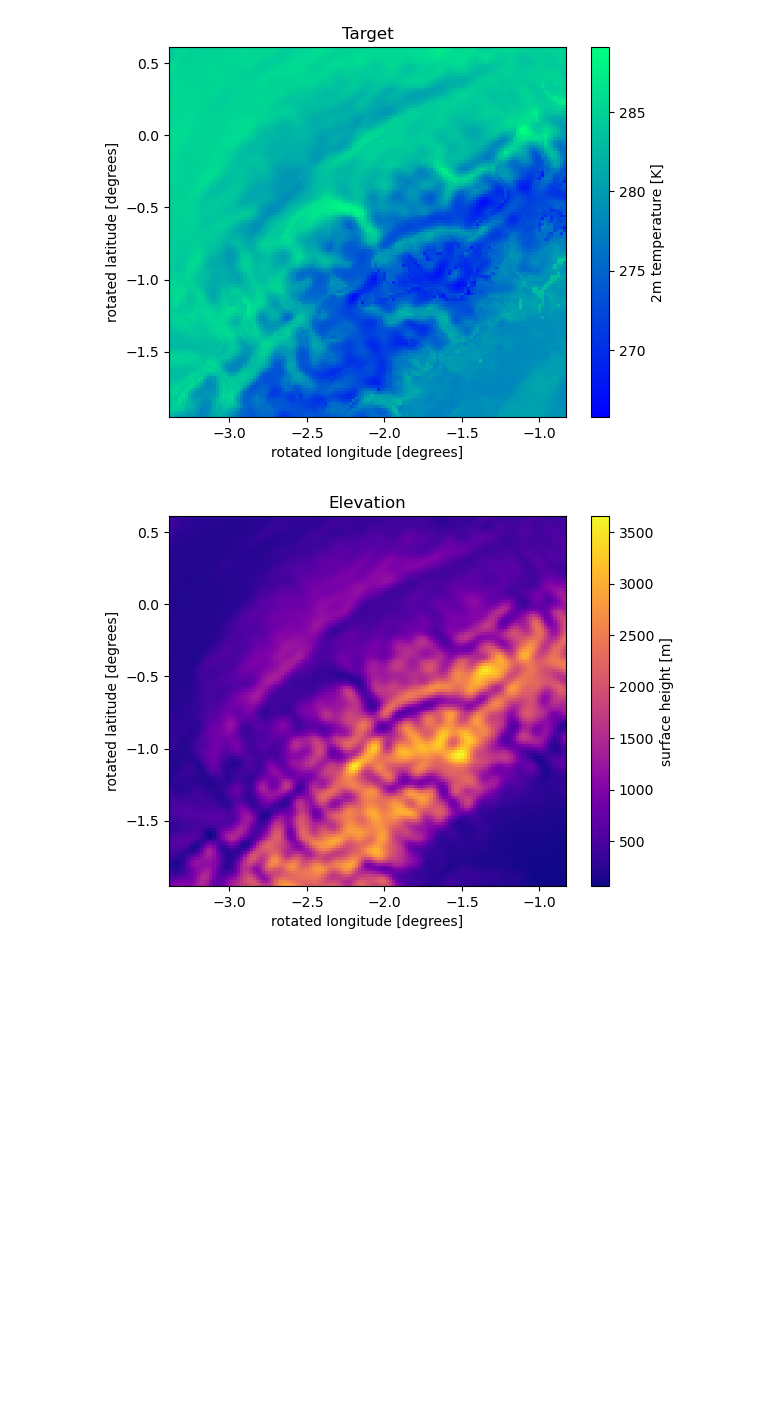
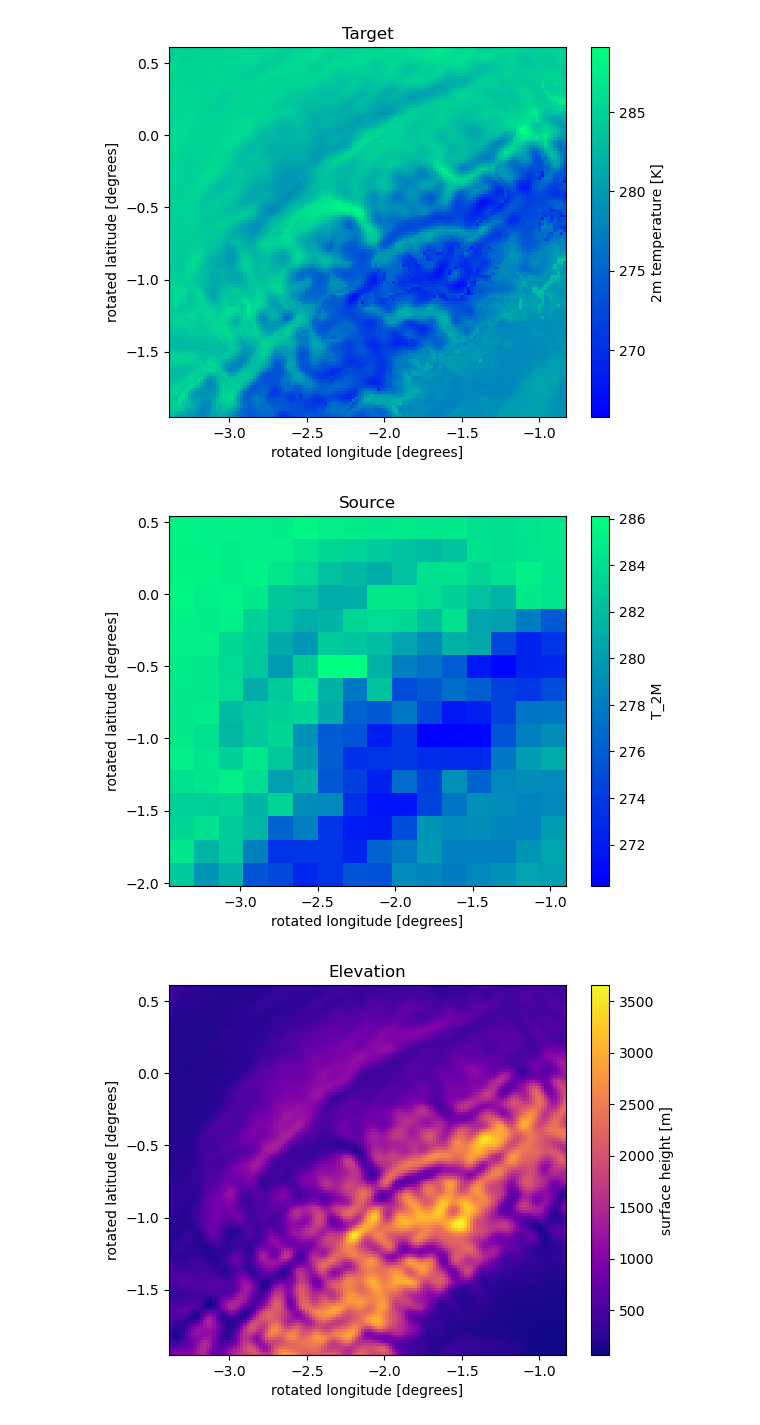
Before and after one commit to fquaren/AdaptationSandbox, a Jupyter notebook: notebooks/interpolate.ipynb, the cells around one changed output. Drawn from its saved outputs; the diff is of its cells as text; code cells hidden in the pictures; blank space fills up the shorter version.

```diff
--- a/notebooks/interpolate.ipynb
+++ b/notebooks/interpolate.ipynb
@@ -69,6 +69,13 @@ plt.title("Target")
 plt.show()
 # %% [output]
 [figure]
+# %%
+ds = xr.open_mfdataset(source_files)
+ds['T_2M'].plot(cmap="winter")
+plt.title("Source")
+plt.show()
+# %% [output]
+[figure, added]
 # %%
 ds = xr.open_mfdataset(os.path.join(data_path, "dem_squares", "6_5_*"))
 ds["HSURF"].plot(cmap="plasma")
```
Also changed, not shown: 2 other files.
